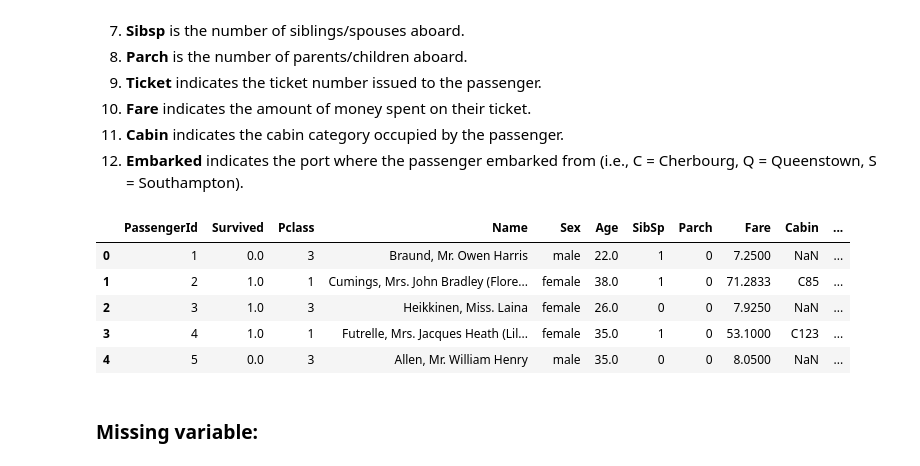
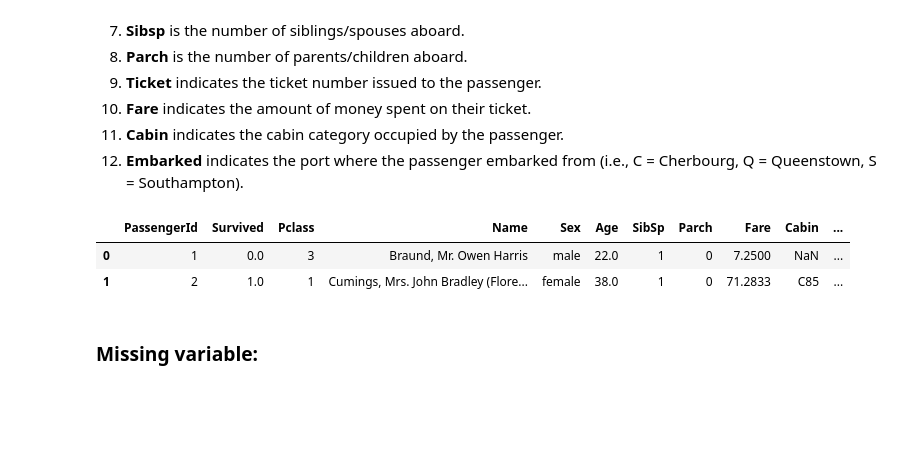
Before and after one commit to francescogiordano94/Coursera_Capstone, a Jupyter notebook: Titanic/Titanic, survival prediction.ipynb, the cells around one changed output. Cells and saved outputs as stored; diff of their text form; code cells hidden in the pictures; blank space fills up the shorter version.

```diff
--- a/Titanic/Titanic, survival prediction.ipynb
+++ b/Titanic/Titanic, survival prediction.ipynb
@@ -55,14 +55,11 @@ Index([u'PassengerId', u'Survived', u'Pclass', u'Name', u'Sex', u'Age',
 12. **Embarked** indicates the port where the passenger embarked from (i.e., C = Cherbourg, Q = Queenstown, S = Southampton).
 # %%
 df_total.drop(columns=['Ticket'], inplace=True)
-df_total.head()
+df_total.head(2)
 # %% [output]
 |  | PassengerId | Survived | Pclass | Name | Sex | Age | SibSp | Parch | Fare | Cabin | ... |
 | 0 | 1 | 0.0 | 3 | Braund, Mr. Owen Harris | male | 22.0 | 1 | 0 | 7.2500 | NaN | ... |
 | 1 | 2 | 1.0 | 1 | Cumings, Mrs. John Bradley (Flore... | female | 38.0 | 1 | 0 | 71.2833 | C85 | ... |
-| 2 | 3 | 1.0 | 3 | Heikkinen, Miss. Laina | female | 26.0 | 0 | 0 | 7.9250 | NaN | ... |
-| 3 | 4 | 1.0 | 1 | Futrelle, Mrs. Jacques Heath (Lil... | female | 35.0 | 1 | 0 | 53.1000 | C123 | ... |
-| 4 | 5 | 0.0 | 3 | Allen, Mr. William Henry | male | 35.0 | 0 | 0 | 8.0500 | NaN | ... |
 # %% [markdown]
 ### Missing variable:
 # %%
```
Also changed, not shown: parts of 3 cells of this notebook, 4 other files.
